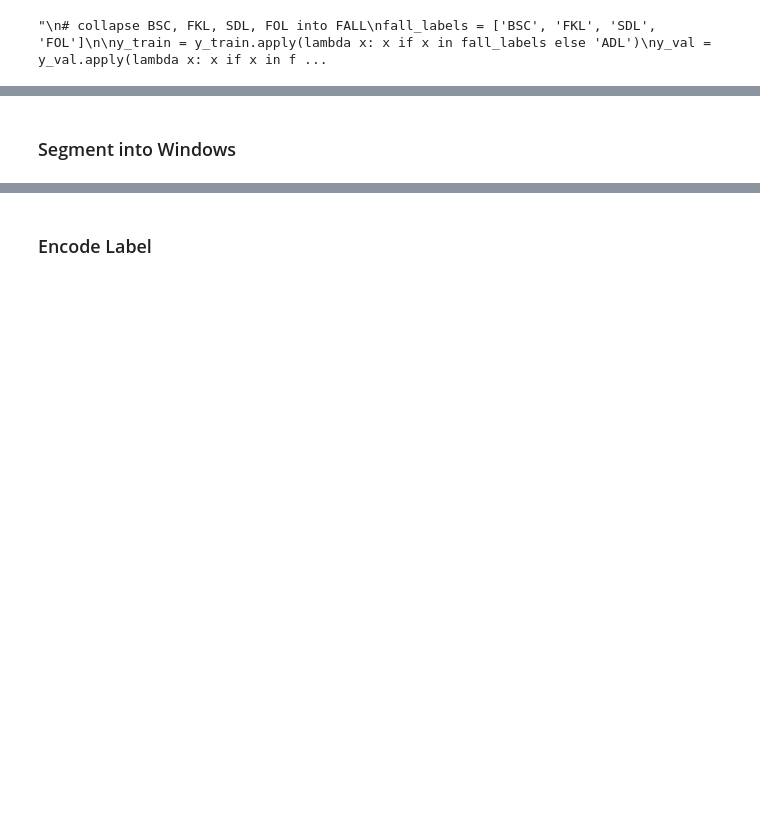
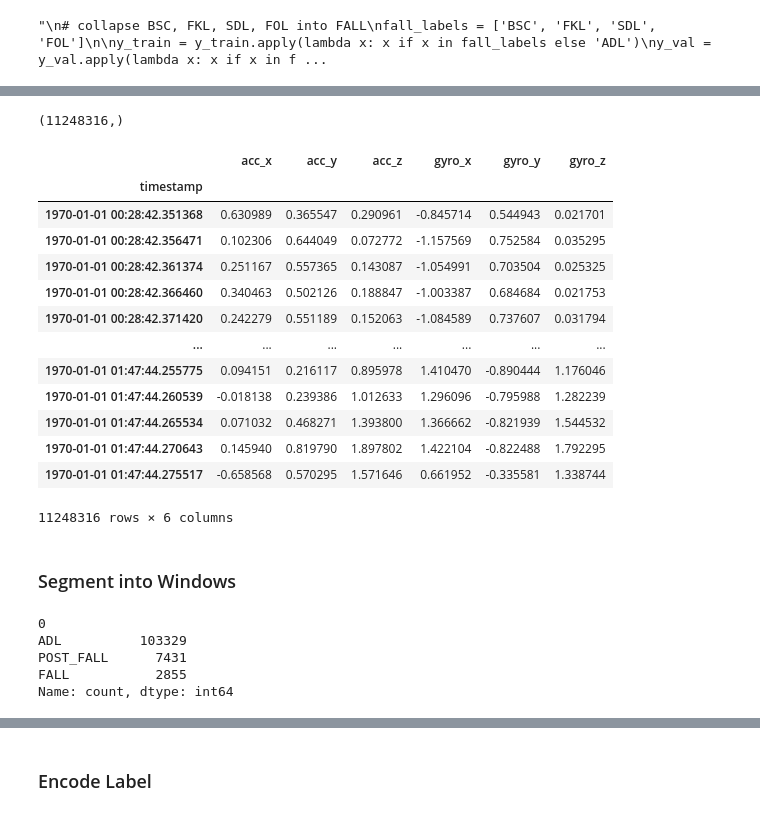
Before and after one commit to ronydebnath/ilab-group-12-1-fall-detection, a Jupyter notebook: notebooks/CNN/CNN-LSTM.ipynb, the cells around one changed output, grey strips where cells are left out. Saved outputs shown, nothing was run; the diff lists cells and outputs as text; code cells hidden in the pictures; blank space fills up the shorter version.

```diff
--- a/notebooks/CNN/CNN-LSTM.ipynb
+++ b/notebooks/CNN/CNN-LSTM.ipynb
@@ -33,3 +31,24 @@ Categories (16, object): ['BSC', 'LYI', 'STD', 'CHU', ..., 'STU', 'SCH', 'SDL',
+# %%
+y_train.shape
+# %% [output]
+(11248316,)
+# %%
+X_train
+# %% [output]
+|  | acc_x | acc_y | acc_z | gyro_x | gyro_y | gyro_z |
+| timestamp |  |  |  |  |  |  |
+| 1970-01-01 00:28:42.351368 | 0.630989 | 0.365547 | 0.290961 | -0.845714 | 0.544943 | 0.021701 |
+| 1970-01-01 00:28:42.356471 | 0.102306 | 0.644049 | 0.072772 | -1.157569 | 0.752584 | 0.035295 |
+| 1970-01-01 00:28:42.361374 | 0.251167 | 0.557365 | 0.143087 | -1.054991 | 0.703504 | 0.025325 |
+| 1970-01-01 00:28:42.366460 | 0.340463 | 0.502126 | 0.188847 | -1.003387 | 0.684684 | 0.021753 |
+| 1970-01-01 00:28:42.371420 | 0.242279 | 0.551189 | 0.152063 | -1.084589 | 0.737607 | 0.031794 |
+| ... | ... | ... | ... | ... | ... | ... |
+| 1970-01-01 01:47:44.255775 | 0.094151 | 0.216117 | 0.895978 | 1.410470 | -0.890444 | 1.176046 |
+| 1970-01-01 01:47:44.260539 | -0.018138 | 0.239386 | 1.012633 | 1.296096 | -0.795988 | 1.282239 |
+| 1970-01-01 01:47:44.265534 | 0.071032 | 0.468271 | 1.393800 | 1.366662 | -0.821939 | 1.544532 |
+| 1970-01-01 01:47:44.270643 | 0.145940 | 0.819790 | 1.897802 | 1.422104 | -0.822488 | 1.792295 |
+| 1970-01-01 01:47:44.275517 | -0.658568 | 0.570295 | 1.571646 | 0.661952 | -0.335581 | 1.338744 |
+11248316 rows × 6 columns
 # %% [markdown]
 ### Segment into Windows
 # %%
@@ -55,6 +80,14 @@ def create_windows(X, y, window_size=125, step_size=62): # 2.5 sec with 50% over
 X_train_windows, y_train_windows = create_windows(X_train, y_train)
 X_val_windows, y_val_windows = create_windows(X_val, y_val)
 X_test_windows, y_test_windows = create_windows(X_test, y_test)
+# %%
+pd.DataFrame(y_train_windows).value_counts()
+# %% [output]
+0
+ADL          103329
+POST_FALL      7431
+FALL           2855
+Name: count, dtype: int64
 # %%
 X_train_windows.shape
 # %% [output]
```
Also changed, not shown: parts of 10 cells of this notebook, 18 other files.
